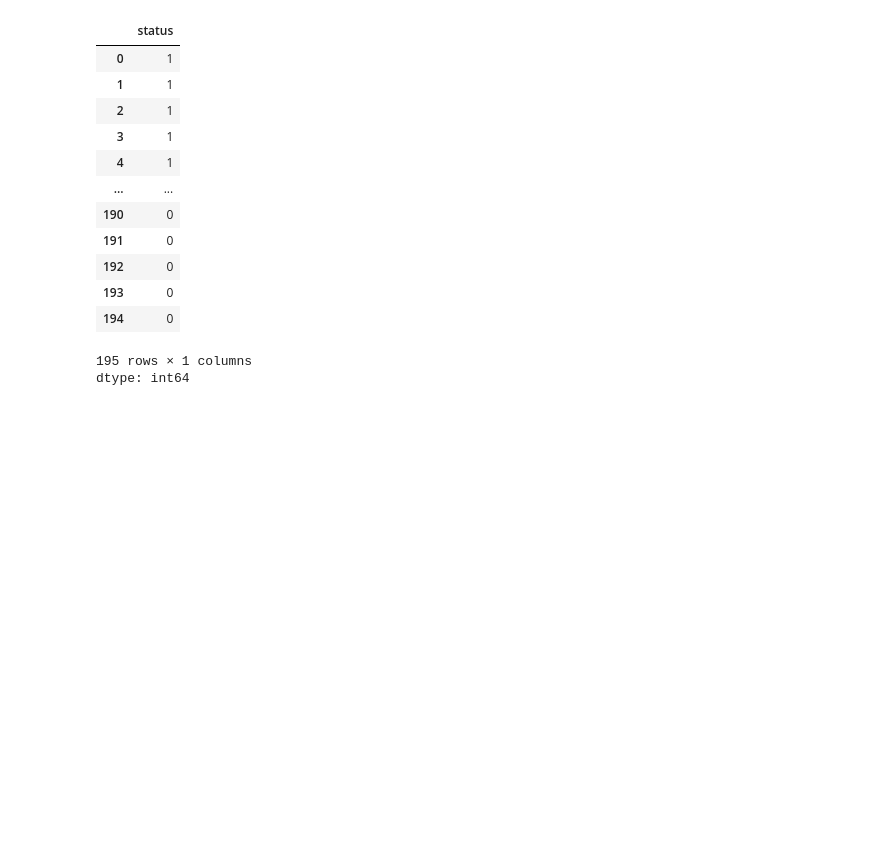
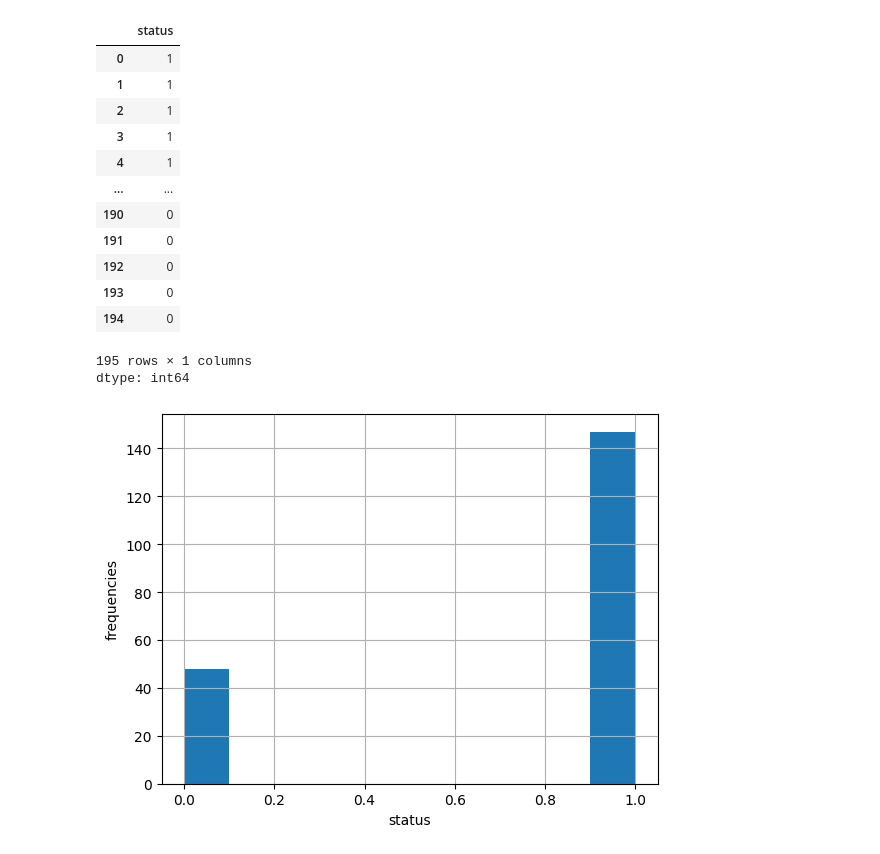
Before and after one commit to rushali-19/Parkinson-Disease-Predictor, a Jupyter notebook: Project_53_Parkinson's_Disease_Predictor.ipynb, the cells around one changed output. Drawn from its saved outputs; the diff is of its cells as text; code cells hidden in the pictures; blank space fills up the shorter version.

Commit message:
Feat: implement visual exploratory data analysis (EDA) and distribution plots

```diff
--- a/Project_53_Parkinson's_Disease_Predictor.ipynb
+++ b/Project_53_Parkinson's_Disease_Predictor.ipynb
@@ -114,3 +114,11 @@ df['status']   #This is our target column
 | 194 | 0 |
 195 rows × 1 columns
 dtype: int64
+# %%
+#Data Visualizations
+df.status.hist()
+plt.xlabel('status')   #0 means they do not have the disease, 1 means that they do
+plt.ylabel('frequencies')
+plt.show()
+# %% [output]
+[figure, added]
```
Also changed, not shown: parts of 3 cells of this notebook.
